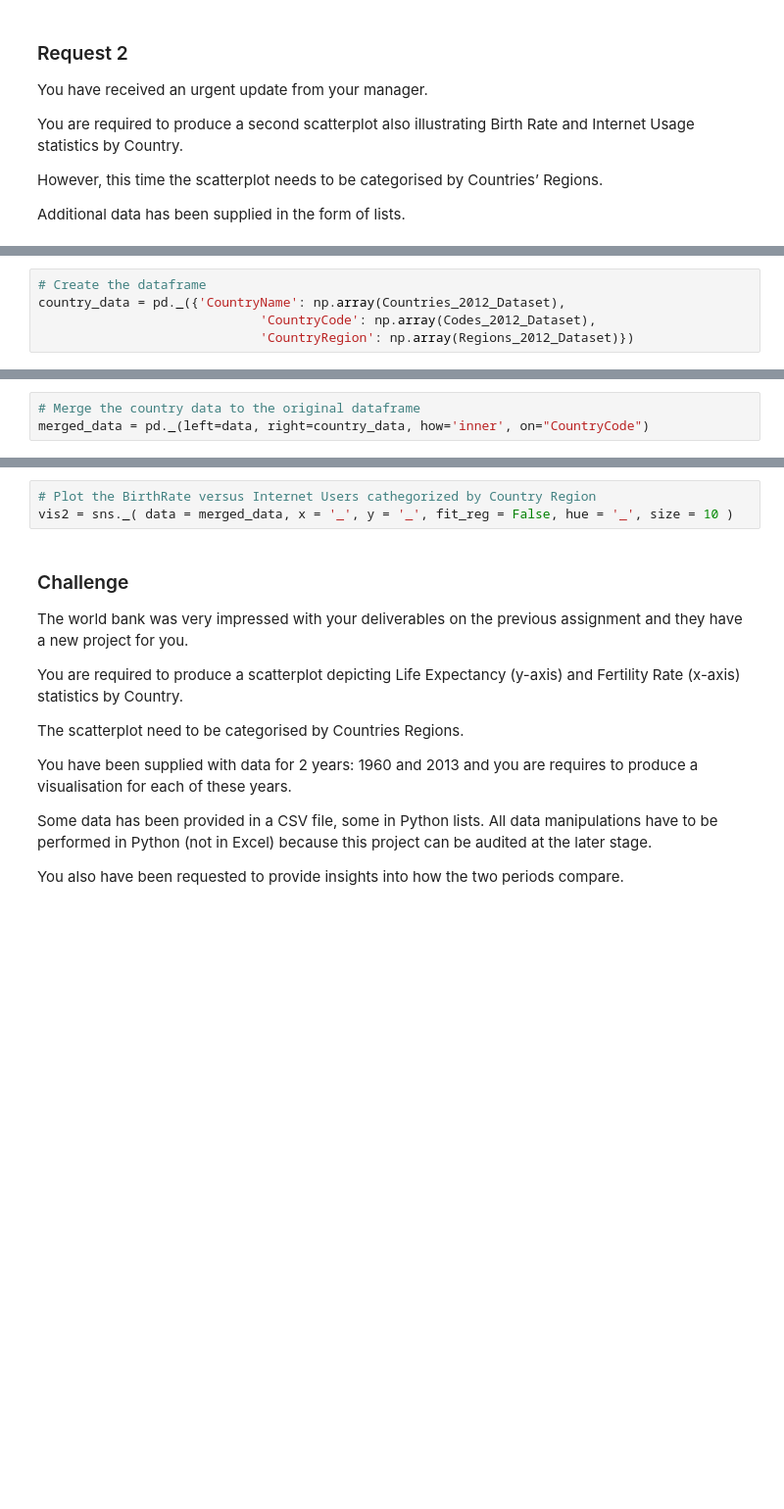
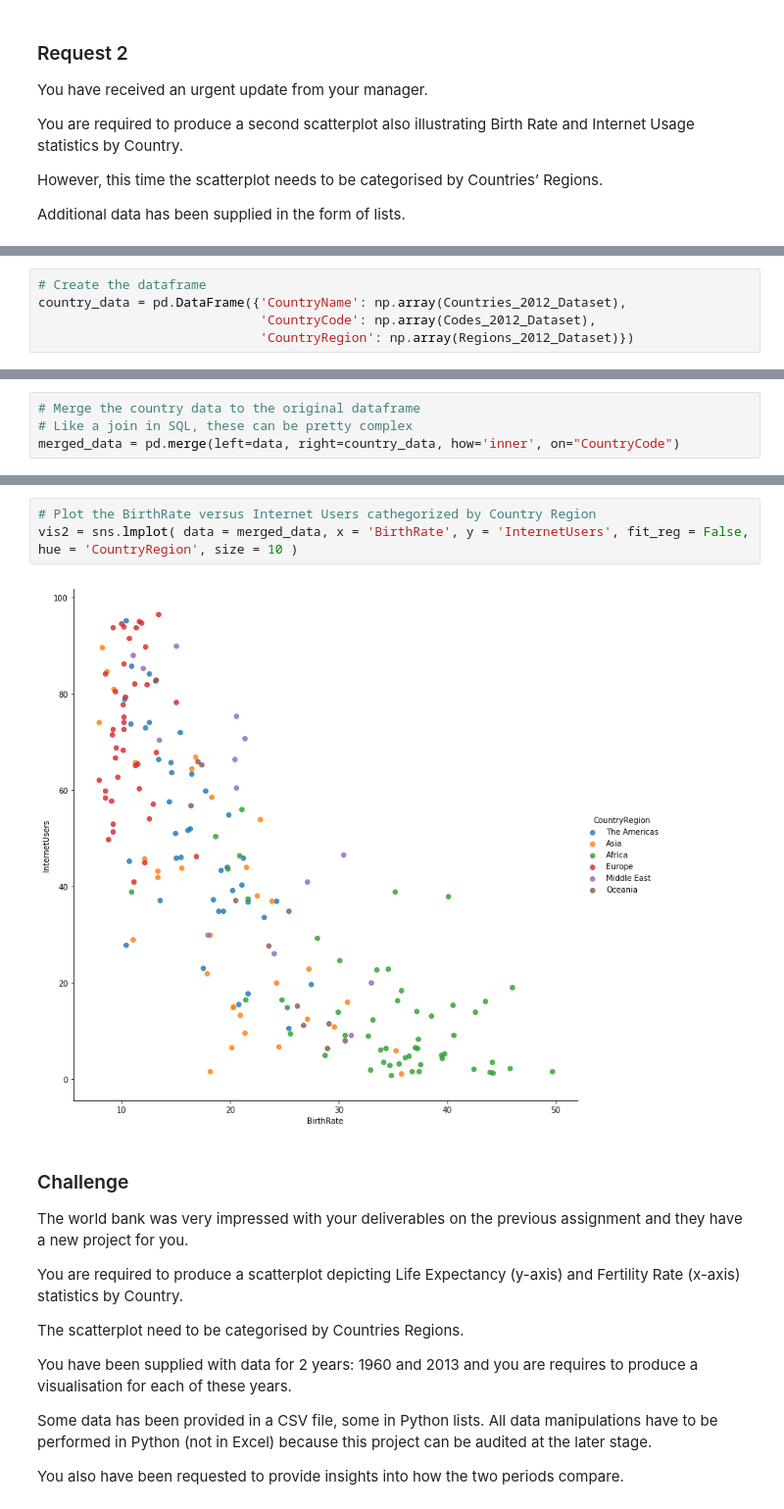
Before and after one commit to ghettocounselor/Python, a Jupyter notebook: zz47. HOMEWORK - completed.ipynb, the cells around one changed output, grey strips where cells are left out. Shown at 98% size. Drawn from its saved outputs; the diff is of its cells as text; blank space fills up the shorter version.

```diff
--- a/zz47. HOMEWORK - completed.ipynb
+++ b/zz47. HOMEWORK - completed.ipynb
@@ -139,6 +154,6 @@ Additional data has been supplied in the form of lists.
 # %%
 # Create the dataframe
-country_data = pd._({'CountryName': np.array(Countries_2012_Dataset),
+country_data = pd.DataFrame({'CountryName': np.array(Countries_2012_Dataset),
                              'CountryCode': np.array(Codes_2012_Dataset),
                              'CountryRegion': np.array(Regions_2012_Dataset)})
 # %%
@@ -147,5 +171,6 @@ country_data._()
 # %%
 # Merge the country data to the original dataframe
-merged_data = pd._(left=data, right=country_data, how='inner', on="CountryCode")
+# Like a join in SQL, these can be pretty complex
+merged_data = pd.merge(left=data, right=country_data, how='inner', on="CountryCode")
 # %%
 # Explore the dataset
@@ -153,6 +185,8 @@ merged_data._()
 # %%
 # Plot the BirthRate versus Internet Users cathegorized by Country Region
-vis2 = sns._( data = merged_data, x = '_', y = '_', fit_reg = False, hue = '_', size = 10 )
+vis2 = sns.lmplot( data = merged_data, x = 'BirthRate', y = 'InternetUsers', fit_reg = False, hue = 'CountryRegion', size = 10 )
+# %% [output]
+[figure, added]
 # %% [markdown]
 ### Challenge
 
```
Also changed, not shown: parts of 26 cells of this notebook, 3 other files.
